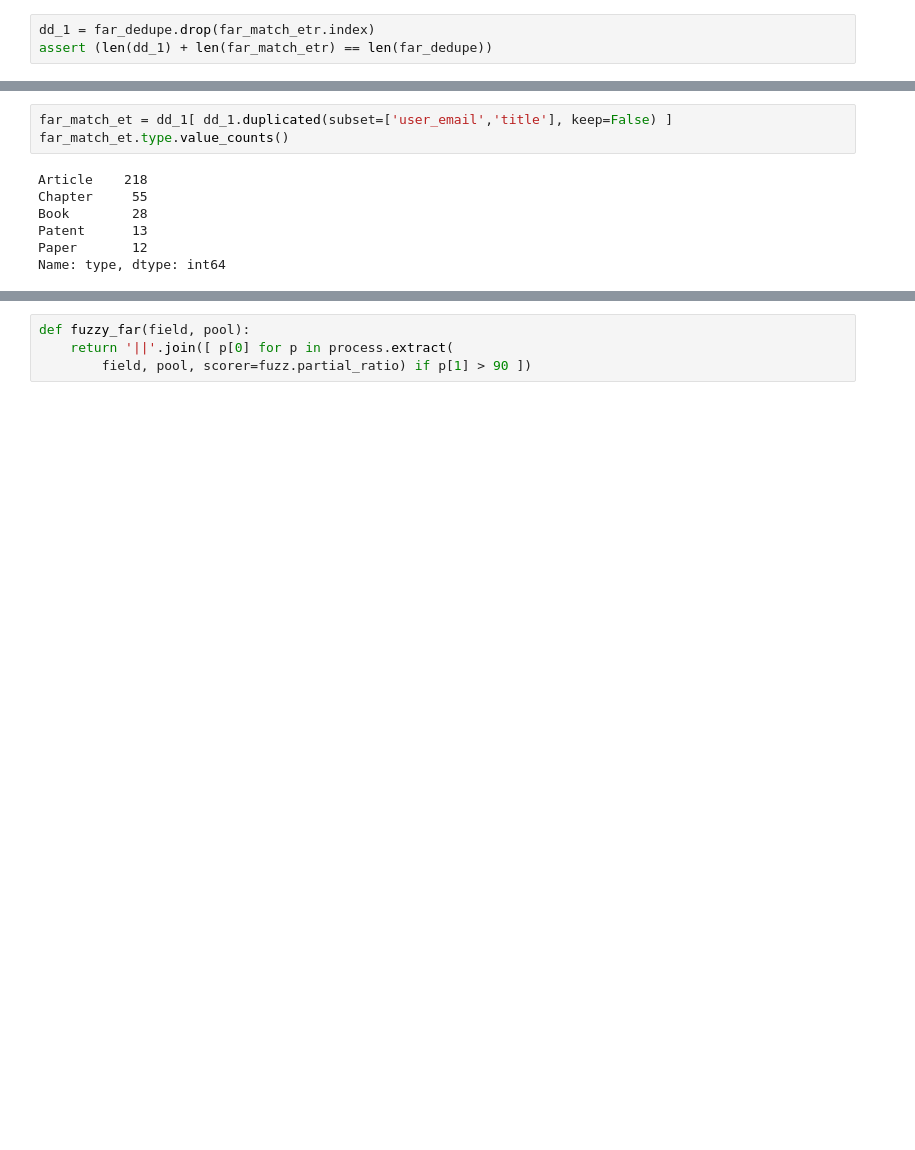
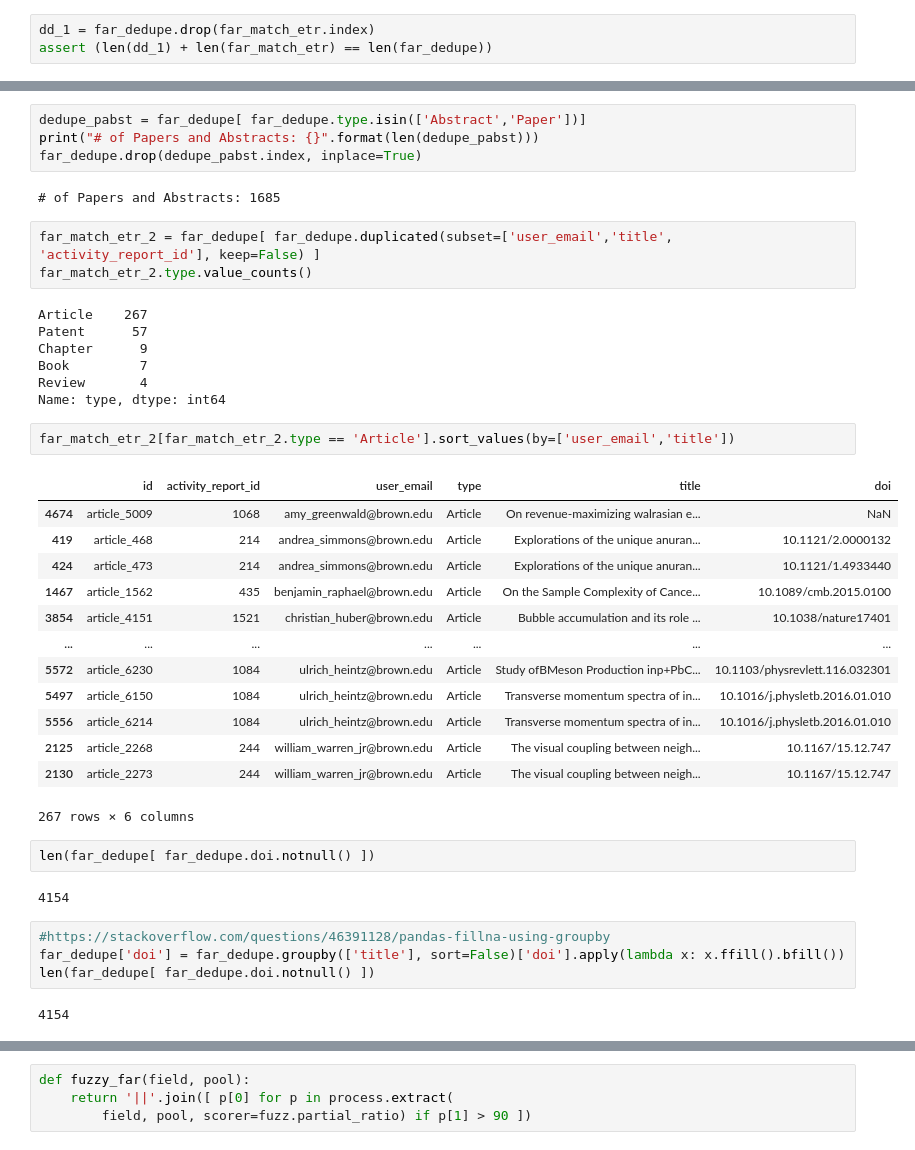
Before and after one commit to sdmccaul/rab-far_integration, a Jupyter notebook: citation_analysis.ipynb, the cells around one changed output, grey strips where cells are left out. Drawn from its saved outputs; the diff is of its cells as text; blank space fills up the shorter version.

```diff
--- a/citation_analysis.ipynb
+++ b/citation_analysis.ipynb
@@ -321,11 +370,43 @@ assert (len(dd_1) + len(far_match_etr) == len(far_dedupe))
+# %%
+dedupe_pabst = far_dedupe[ far_dedupe.type.isin(['Abstract','Paper'])]
+print("# of Papers and Abstracts: {}".format(len(dedupe_pabst)))
+far_dedupe.drop(dedupe_pabst.index, inplace=True)
+# %% [output]
+# of Papers and Abstracts: 1685
 # %%
-far_match_et = dd_1[ dd_1.duplicated(subset=['user_email','title'], keep=False) ]
-far_match_et.type.value_counts()
+far_match_etr_2 = far_dedupe[ far_dedupe.duplicated(subset=['user_email','title', 'activity_report_id'], keep=False) ]
+far_match_etr_2.type.value_counts()
 # %% [output]
-Article    218
-Chapter     55
-Book        28
-Patent      13
-Paper       12
+Article    267
+Patent      57
+Chapter      9
+Book         7
+Review       4
 Name: type, dtype: int64
+# %%
+far_match_etr_2[far_match_etr_2.type == 'Article'].sort_values(by=['user_email','title'])
+# %% [output]
+|  | id | activity_report_id | user_email | type | title | doi |
+| 4674 | article_5009 | 1068 | amy_greenwald@brown.edu | Article | On revenue-maximizing walrasian e... | NaN |
+| 419 | article_468 | 214 | andrea_simmons@brown.edu | Article | Explorations of the unique anuran... | 10.1121/2.0000132 |
+| 424 | article_473 | 214 | andrea_simmons@brown.edu | Article | Explorations of the unique anuran... | 10.1121/1.4933440 |
+| 1467 | article_1562 | 435 | benjamin_raphael@brown.edu | Article | On the Sample Complexity of Cance... | 10.1089/cmb.2015.0100 |
+| 3854 | article_4151 | 1521 | christian_huber@brown.edu | Article | Bubble accumulation and its role ... | 10.1038/nature17401 |
+| ... | ... | ... | ... | ... | ... | ... |
+| 5572 | article_6230 | 1084 | ulrich_heintz@brown.edu | Article | Study ofBMeson Production inp+PbC... | 10.1103/physrevlett.116.032301 |
+| 5497 | article_6150 | 1084 | ulrich_heintz@brown.edu | Article | Transverse momentum spectra of in... | 10.1016/j.physletb.2016.01.010 |
+| 5556 | article_6214 | 1084 | ulrich_heintz@brown.edu | Article | Transverse momentum spectra of in... | 10.1016/j.physletb.2016.01.010 |
+| 2125 | article_2268 | 244 | william_warren_jr@brown.edu | Article | The visual coupling between neigh... | 10.1167/15.12.747 |
+| 2130 | article_2273 | 244 | william_warren_jr@brown.edu | Article | The visual coupling between neigh... | 10.1167/15.12.747 |
+267 rows × 6 columns
+# %%
+len(far_dedupe[ far_dedupe.doi.notnull() ])
+# %% [output]
+4154
+# %%
+#https://stackoverflow.com/questions/46391128/pandas-fillna-using-groupby
+far_dedupe['doi'] = far_dedupe.groupby(['title'], sort=False)['doi'].apply(lambda x: x.ffill().bfill())
+len(far_dedupe[ far_dedupe.doi.notnull() ])
+# %% [output]
+4154
 # %%
```
Also changed, not shown: parts of 38 cells of this notebook.
